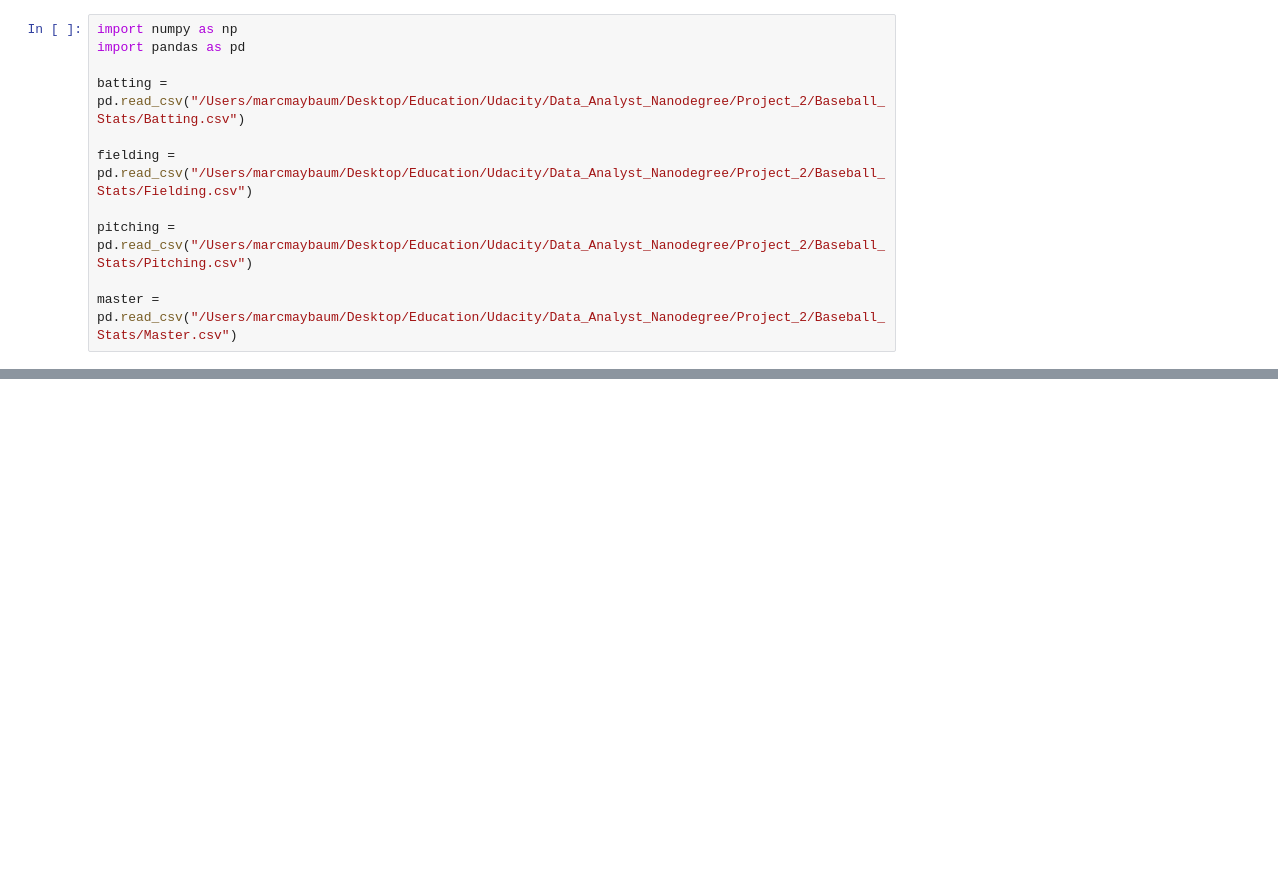
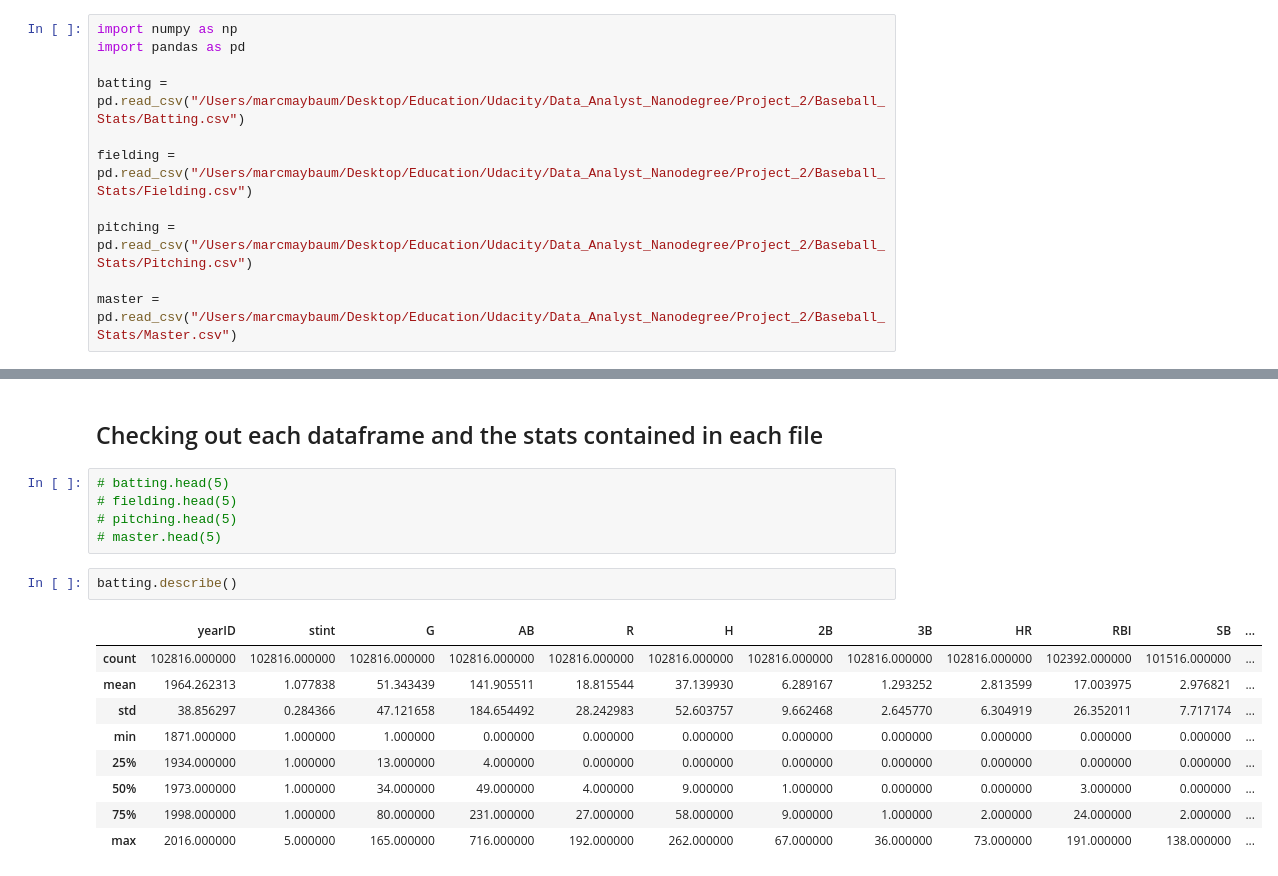
Before and after one commit to marcmaybaum/DA_Nanodegree, a Jupyter notebook: Project_2/Project2_MM.ipynb, the cells around one changed output, grey strips where cells are left out. Saved outputs shown, nothing was run; the diff lists cells and outputs as text; blank space fills up the shorter version.

```diff
--- a/Project_2/Project2_MM.ipynb
+++ b/Project_2/Project2_MM.ipynb
@@ -174,0 +14,19 @@ weight
+# %% [markdown]
+## Checking out each dataframe and the stats contained in each file
+# %%
+# batting.head(5)
+# fielding.head(5)
+# pitching.head(5)
+# master.head(5)
+# %%
+batting.describe()
+# %% [output]
+|  | yearID | stint | G | AB | R | H | 2B | 3B | HR | RBI | SB | ... |
+| count | 102816.000000 | 102816.000000 | 102816.000000 | 102816.000000 | 102816.000000 | 102816.000000 | 102816.000000 | 102816.000000 | 102816.000000 | 102392.000000 | 101516.000000 | ... |
+| mean | 1964.262313 | 1.077838 | 51.343439 | 141.905511 | 18.815544 | 37.139930 | 6.289167 | 1.293252 | 2.813599 | 17.003975 | 2.976821 | ... |
+| std | 38.856297 | 0.284366 | 47.121658 | 184.654492 | 28.242983 | 52.603757 | 9.662468 | 2.645770 | 6.304919 | 26.352011 | 7.717174 | ... |
+| min | 1871.000000 | 1.000000 | 1.000000 | 0.000000 | 0.000000 | 0.000000 | 0.000000 | 0.000000 | 0.000000 | 0.000000 | 0.000000 | ... |
+| 25% | 1934.000000 | 1.000000 | 13.000000 | 4.000000 | 0.000000 | 0.000000 | 0.000000 | 0.000000 | 0.000000 | 0.000000 | 0.000000 | ... |
+| 50% | 1973.000000 | 1.000000 | 34.000000 | 49.000000 | 4.000000 | 9.000000 | 1.000000 | 0.000000 | 0.000000 | 3.000000 | 0.000000 | ... |
+| 75% | 1998.000000 | 1.000000 | 80.000000 | 231.000000 | 27.000000 | 58.000000 | 9.000000 | 1.000000 | 2.000000 | 24.000000 | 2.000000 | ... |
+| max | 2016.000000 | 5.000000 | 165.000000 | 716.000000 | 192.000000 | 262.000000 | 67.000000 | 36.000000 | 73.000000 | 191.000000 | 138.000000 | ... |
```
Also changed, not shown: parts of 61 cells of this notebook.
